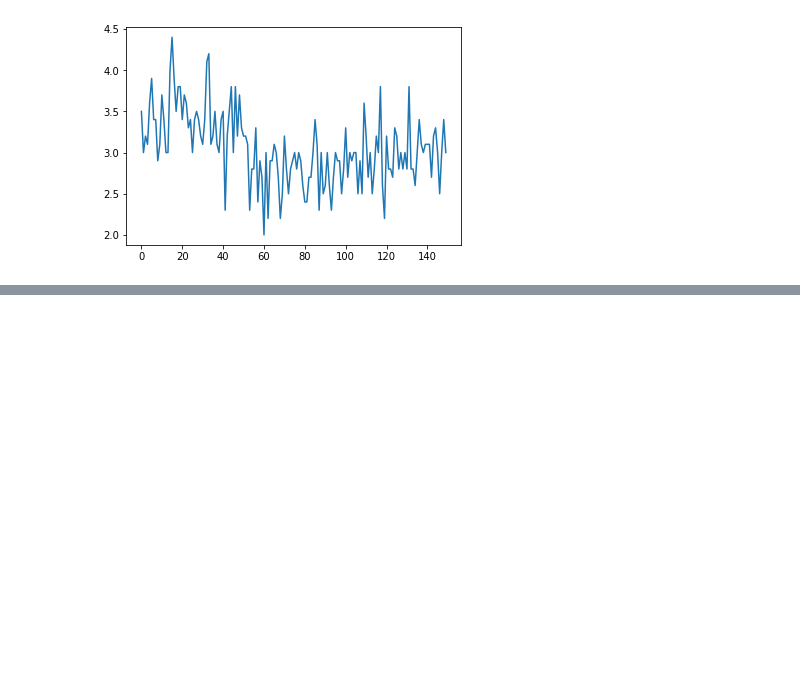
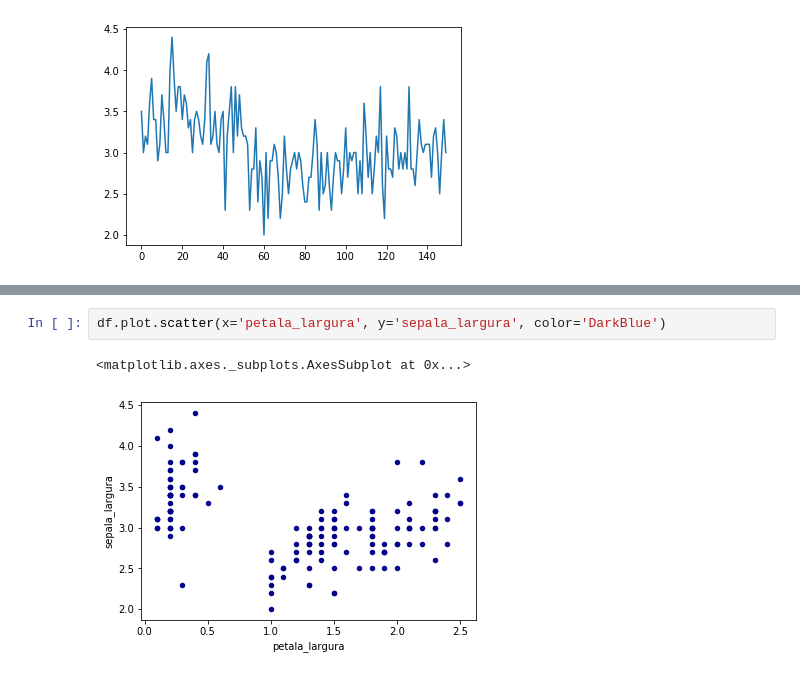
Before and after one commit to nativanando/masters-degree, a Jupyter notebook: mineracao-de-dados/iris-dataset/iris.ipynb, the cells around one changed output, grey strips where cells are left out. Saved outputs shown, nothing was run; the diff lists cells and outputs as text; blank space fills up the shorter version.

```diff
--- a/mineracao-de-dados/iris-dataset/iris.ipynb
+++ b/mineracao-de-dados/iris-dataset/iris.ipynb
@@ -32,0 +44,5 @@ df['sepala_largura'].plot()
+# %%
+df.plot.scatter(x='petala_largura', y='sepala_largura', color='DarkBlue')
+# %% [output]
+<matplotlib.axes._subplots.AxesSubplot at 0x...>
+[figure, added]
```
Also changed, not shown: parts of 11 cells of this notebook.
